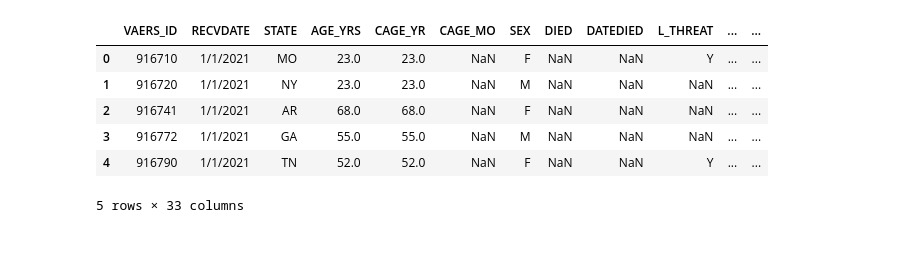
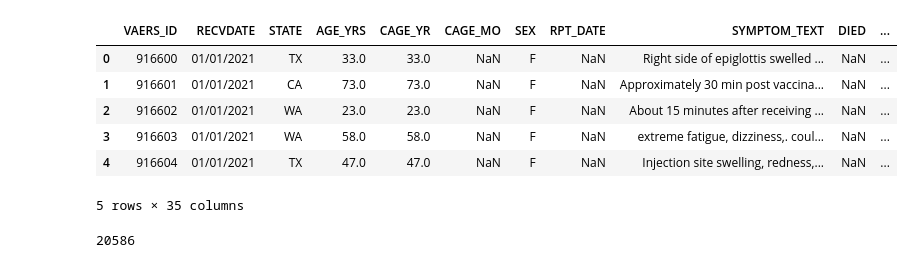
Before and after one commit to zoomdmartin02/Covid_Vaccine_Analysis, a Jupyter notebook: Model_team11.ipynb, the cells around one changed output. Saved outputs shown, nothing was run; the diff lists cells and outputs as text; code cells hidden in the pictures.

```diff
--- a/Model_team11.ipynb
+++ b/Model_team11.ipynb
@@ -7,13 +10,17 @@ import plotly.express as px
 # %%
 file_path_data = "Resources/Data/2021VAERSDATA.csv"
 encoding = 'unicode_escape'
-VAERS_DATA_df = pd.read_csv(file_path_data, encoding='unicode_escape')
-VAERS_DATA_df.head()
+VAERS_DATA_21_df = pd.read_csv(file_path_data, encoding='unicode_escape')
+VAERS_DATA_21_df.head()
 # %% [output]
-|  | VAERS_ID | RECVDATE | STATE | AGE_YRS | CAGE_YR | CAGE_MO | SEX | DIED | DATEDIED | L_THREAT | ... | ... |
-| 0 | 916710 | 1/1/2021 | MO | 23.0 | 23.0 | NaN | F | NaN | NaN | Y | ... | ... |
-| 1 | 916720 | 1/1/2021 | NY | 23.0 | 23.0 | NaN | M | NaN | NaN | NaN | ... | ... |
-| 2 | 916741 | 1/1/2021 | AR | 68.0 | 68.0 | NaN | F | NaN | NaN | NaN | ... | ... |
-| 3 | 916772 | 1/1/2021 | GA | 55.0 | 55.0 | NaN | M | NaN | NaN | NaN | ... | ... |
-| 4 | 916790 | 1/1/2021 | TN | 52.0 | 52.0 | NaN | F | NaN | NaN | Y | ... | ... |
+|  | VAERS_ID | RECVDATE | STATE | AGE_YRS | CAGE_YR | CAGE_MO | SEX | RPT_DATE | SYMPTOM_TEXT | DIED | ... |
+| 0 | 916600 | 01/01/2021 | TX | 33.0 | 33.0 | NaN | F | NaN | Right side of epiglottis swelled ... | NaN | ... |
+| 1 | 916601 | 01/01/2021 | CA | 73.0 | 73.0 | NaN | F | NaN | Approximately 30 min post vaccina... | NaN | ... |
+| 2 | 916602 | 01/01/2021 | WA | 23.0 | 23.0 | NaN | F | NaN | About 15 minutes after receiving ... | NaN | ... |
+| 3 | 916603 | 01/01/2021 | WA | 58.0 | 58.0 | NaN | F | NaN | extreme fatigue, dizziness,. coul... | NaN | ... |
+| 4 | 916604 | 01/01/2021 | TX | 47.0 | 47.0 | NaN | F | NaN | Injection site swelling, redness,... | NaN | ... |
-5 rows × 33 columns
+5 rows × 35 columns
+# %%
+len(VAERS_DATA_21_df.index)
+# %% [output]
+20586
```
Also changed, not shown: parts of 31 cells of this notebook.
